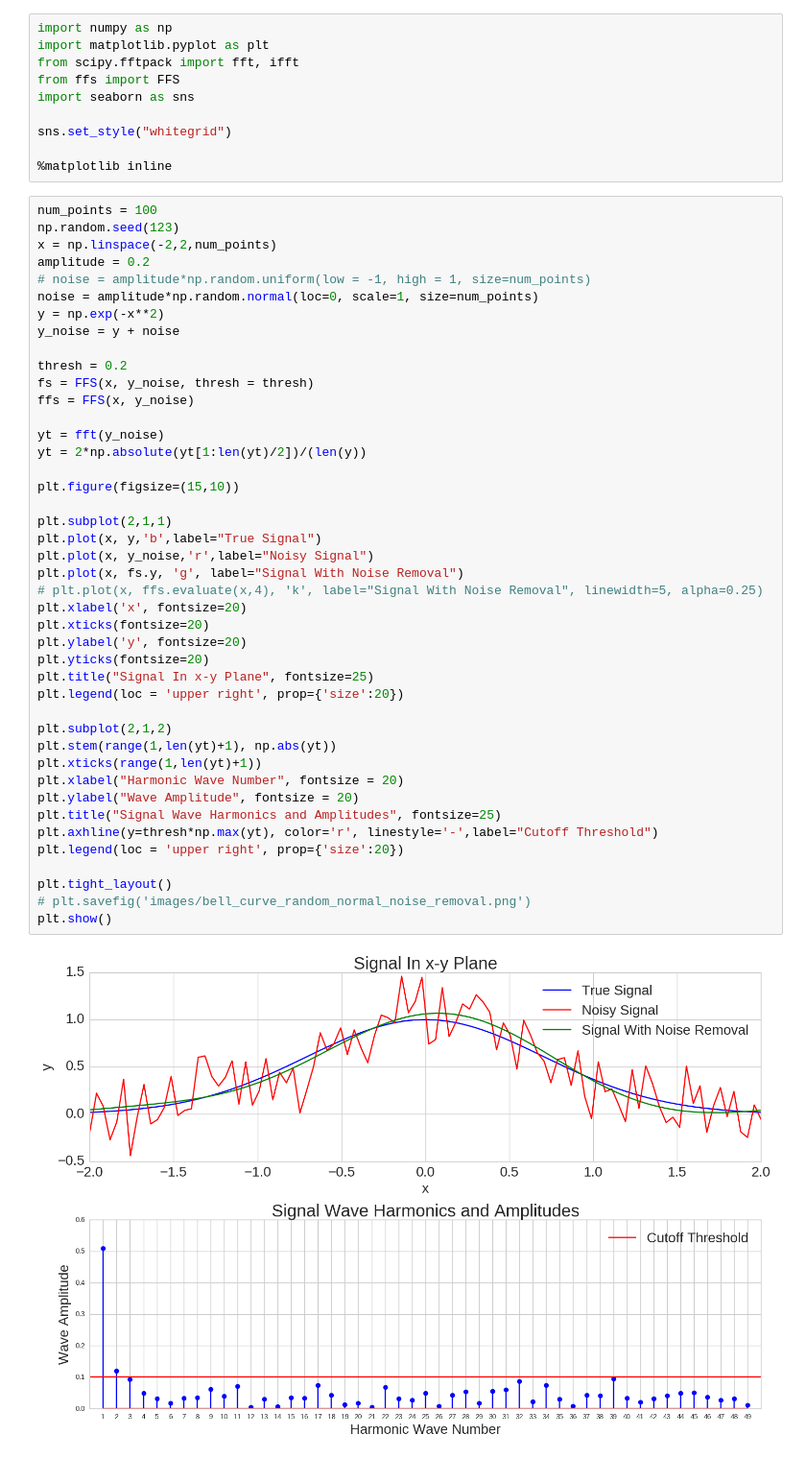
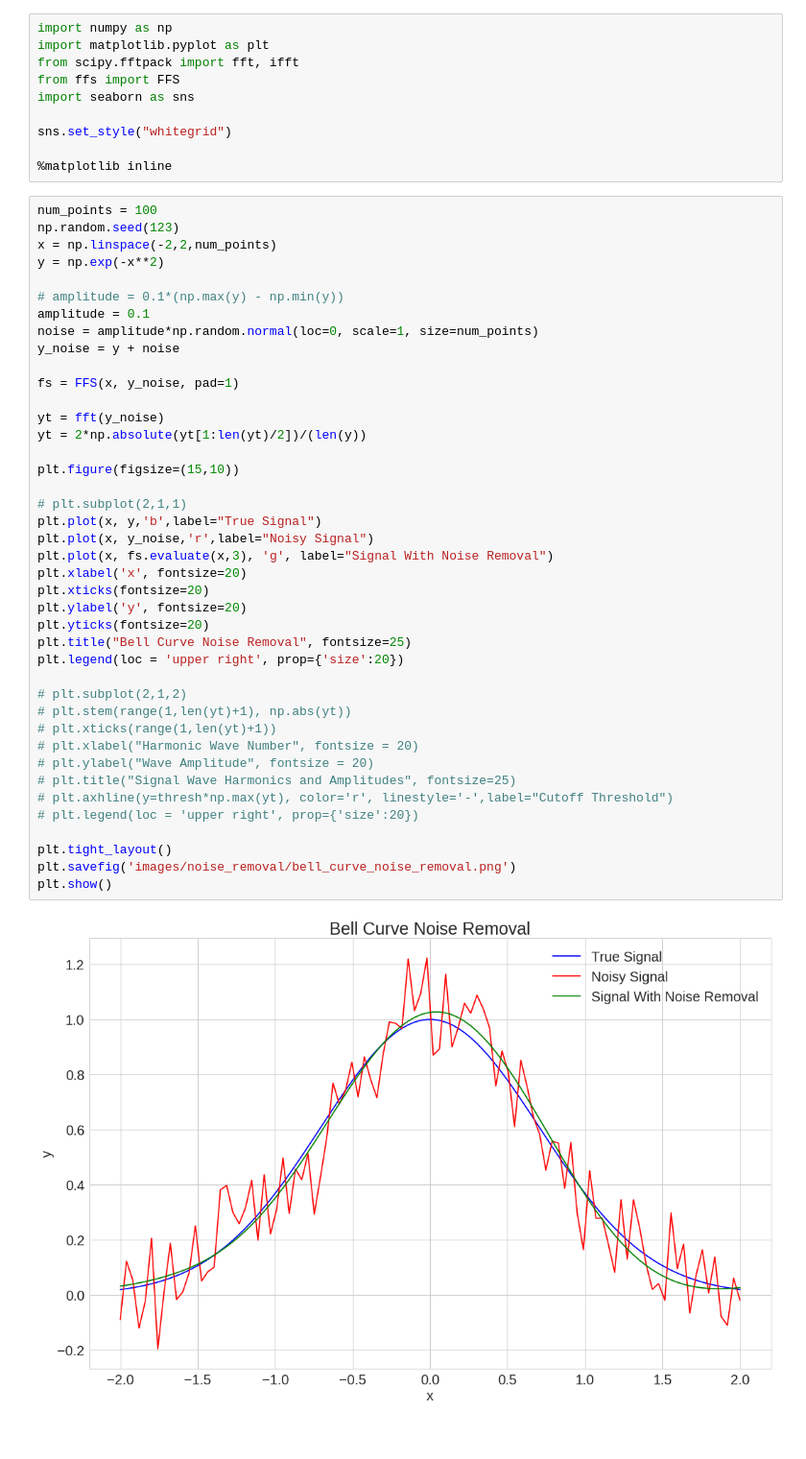
Before and after one commit to jbhersch/fast_fourier_series, a Jupyter notebook: noise_removal.ipynb, the cells around one changed output. Shown: that part at 96% size. Saved outputs shown, nothing was run; the diff lists cells and outputs as text.

Commit message:
added noise removal to readme

```diff
--- a/noise_removal.ipynb
+++ b/noise_removal.ipynb
@@ -11,48 +11,46 @@ sns.set_style("whitegrid")
 # %%
 num_points = 100
 np.random.seed(123)
 x = np.linspace(-2,2,num_points)
-amplitude = 0.2
-# noise = amplitude*np.random.uniform(low = -1, high = 1, size=num_points)
+y = np.exp(-x**2)
+
+# amplitude = 0.1*(np.max(y) - np.min(y))
+amplitude = 0.1
 noise = amplitude*np.random.normal(loc=0, scale=1, size=num_points)
-y = np.exp(-x**2)
 y_noise = y + noise
 
-thresh = 0.2
-fs = FFS(x, y_noise, thresh = thresh)
-ffs = FFS(x, y_noise)
+fs = FFS(x, y_noise, pad=1)
 
 yt = fft(y_noise)
 yt = 2*np.absolute(yt[1:len(yt)/2])/(len(y))
 
 plt.figure(figsize=(15,10))
 
-plt.subplot(2,1,1)
+# plt.subplot(2,1,1)
 plt.plot(x, y,'b',label="True Signal")
 plt.plot(x, y_noise,'r',label="Noisy Signal")
-plt.plot(x, fs.y, 'g', label="Signal With Noise Removal")
-# plt.plot(x, ffs.evaluate(x,4), 'k', label="Signal With Noise Removal", linewidth=5, alpha=0.25)
+plt.plot(x, fs.evaluate(x,3), 'g', label="Signal With Noise Removal")
 plt.xlabel('x', fontsize=20)
 plt.xticks(fontsize=20)
 plt.ylabel('y', fontsize=20)
 plt.yticks(fontsize=20)
-plt.title("Signal In x-y Plane", fontsize=25)
+plt.title("Bell Curve Noise Removal", fontsize=25)
 plt.legend(loc = 'upper right', prop={'size':20})
 
-plt.subplot(2,1,2)
-plt.stem(range(1,len(yt)+1), np.abs(yt))
-plt.xticks(range(1,len(yt)+1))
-plt.xlabel("Harmonic Wave Number", fontsize = 20)
-plt.ylabel("Wave Amplitude", fontsize = 20)
-plt.title("Signal Wave Harmonics and Amplitudes", fontsize=25)
-plt.axhline(y=thresh*np.max(yt), color='r', linestyle='-',label="Cutoff Threshold")
-plt.legend(loc = 'upper right', prop={'size':20})
+# plt.subplot(2,1,2)
+# plt.stem(range(1,len(yt)+1), np.abs(yt))
+# plt.xticks(range(1,len(yt)+1))
+# plt.xlabel("Harmonic Wave Number", fontsize = 20)
+# plt.ylabel("Wave Amplitude", fontsize = 20)
+# plt.title("Signal Wave Harmonics and Amplitudes", fontsize=25)
+# plt.axhline(y=thresh*np.max(yt), color='r', linestyle='-',label="Cutoff Threshold")
+# plt.legend(loc = 'upper right', prop={'size':20})
 
 plt.tight_layout()
-# plt.savefig('images/bell_curve_random_normal_noise_removal.png')
+plt.savefig('images/noise_removal/bell_curve_noise_removal.png')
 plt.show()
 # %% [output]
-[figure, old version]
+[figure, new version]
 # %%
 num_points = 300
 
```
Also changed, not shown: parts of 21 cells of this notebook, 8 other files.
